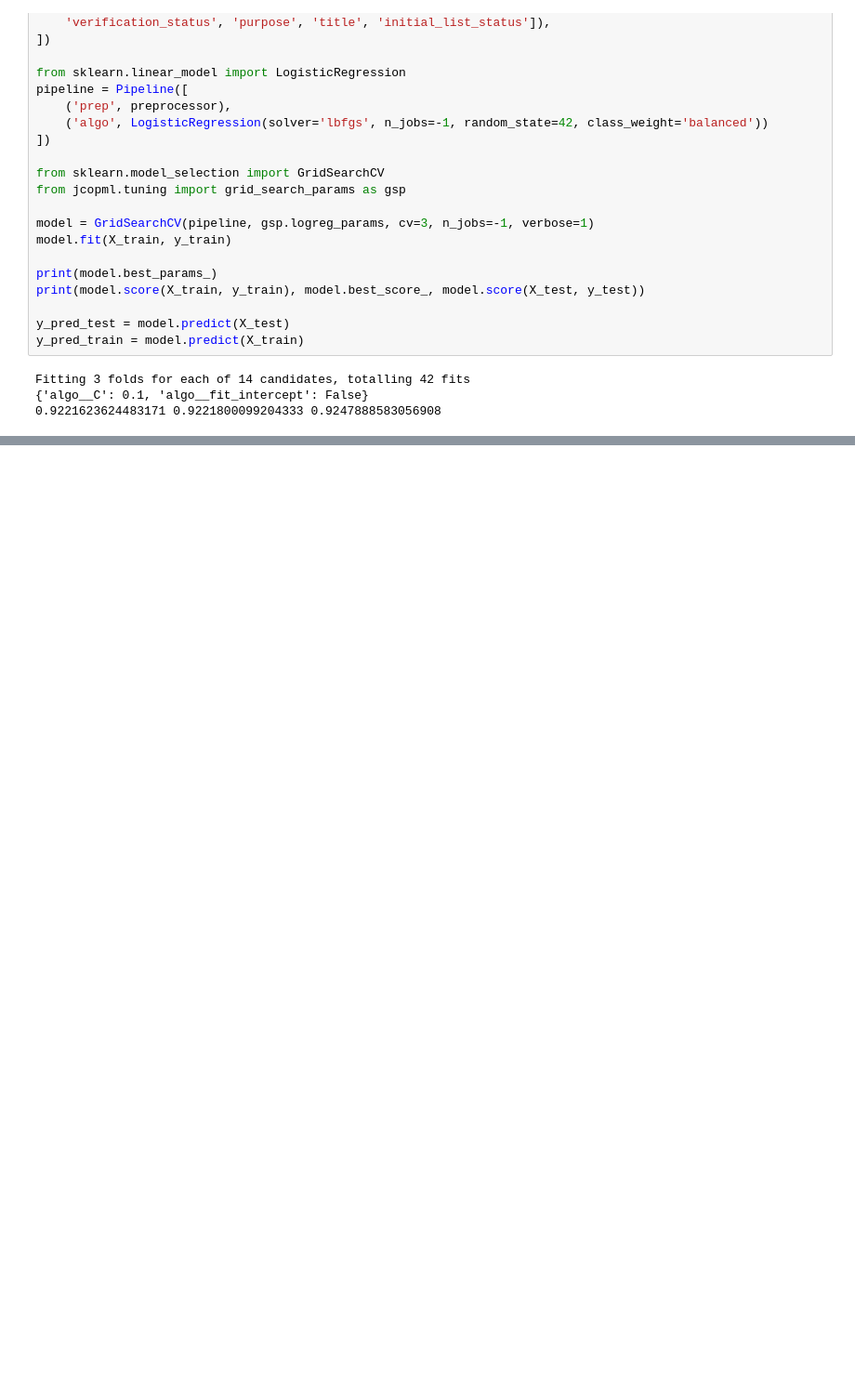
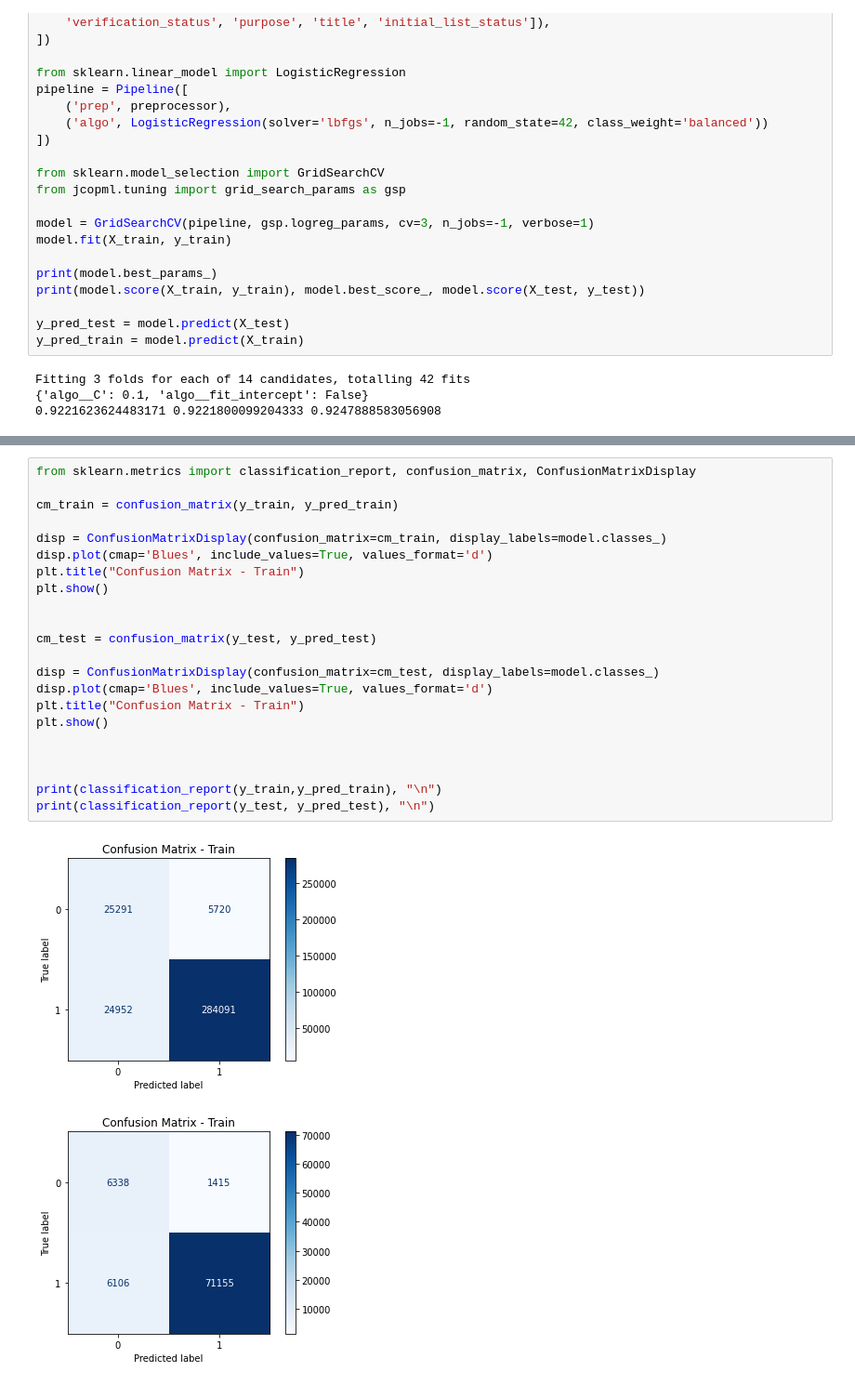
Before and after one commit to FransiscoReadyPermana/Credit-Risk-Prediction, a Jupyter notebook: test.ipynb, the cells around one changed output, grey strips where cells are left out. Shown at 93% size. Cells and saved outputs as stored; diff of their text form; blank space fills up the shorter version.

```diff
--- a/test.ipynb
+++ b/test.ipynb
@@ -1774,0 +1871,25 @@ plt.show()
+# %%
+from sklearn.metrics import classification_report, confusion_matrix, ConfusionMatrixDisplay
+
+cm_train = confusion_matrix(y_train, y_pred_train)
+
+disp = ConfusionMatrixDisplay(confusion_matrix=cm_train, display_labels=model.classes_)
+disp.plot(cmap='Blues', include_values=True, values_format='d')
+plt.title("Confusion Matrix - Train")
+plt.show()
+
+
+cm_test = confusion_matrix(y_test, y_pred_test)
+
+disp = ConfusionMatrixDisplay(confusion_matrix=cm_test, display_labels=model.classes_)
+disp.plot(cmap='Blues', include_values=True, values_format='d')
+plt.title("Confusion Matrix - Train")
+plt.show()
+
+
+
+print(classification_report(y_train,y_pred_train), "\n")
+print(classification_report(y_test, y_pred_test), "\n")
+# %% [output]
+[figure, added]
+[figure, added]
```
Also changed, not shown: parts of 43 cells of this notebook.
